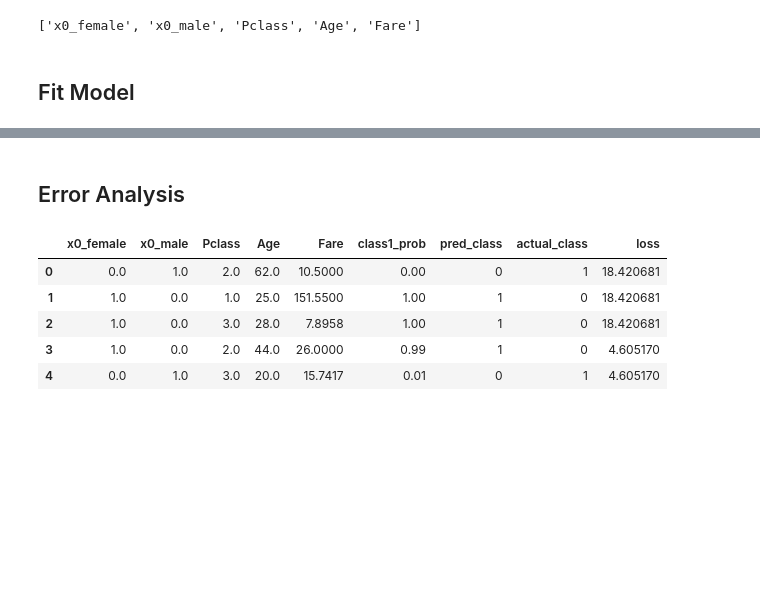
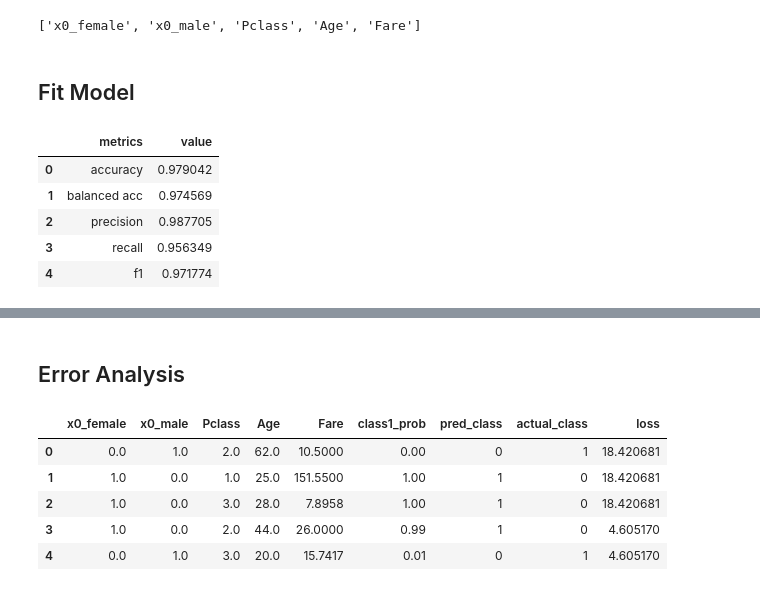
Before and after one commit to wpan03/quick_ds_python, a Jupyter notebook: supervised_clf_demo.ipynb, the cells around one changed output, grey strips where cells are left out. Cells and saved outputs as stored; diff of their text form; code cells hidden in the pictures; blank space fills up the shorter version.

Commit message:
introduce balanced accuracy

```diff
--- a/supervised_clf_demo.ipynb
+++ b/supervised_clf_demo.ipynb
@@ -107,6 +107,15 @@ X_test_prepared = do_transform(X_test, preprocessor, col_names)
 mod_rf = RandomForestClassifier(random_state=36)
 # %%
 _ = mod_rf.fit(X_train_prepared, y_train)
+# %%
+binary_evaluation(X_train_prepared, y_train, mod_rf)
+# %% [output]
+|  | metrics | value |
+| 0 | accuracy | 0.979042 |
+| 1 | balanced acc | 0.974569 |
+| 2 | precision | 0.987705 |
+| 3 | recall | 0.956349 |
+| 4 | f1 | 0.971774 |
 # %%
 binary_cross_evaluate(X_train_prepared, y_train, mod_rf)
 # %% [output]
```
Also changed, not shown: parts of 5 cells of this notebook, 1 other file.
